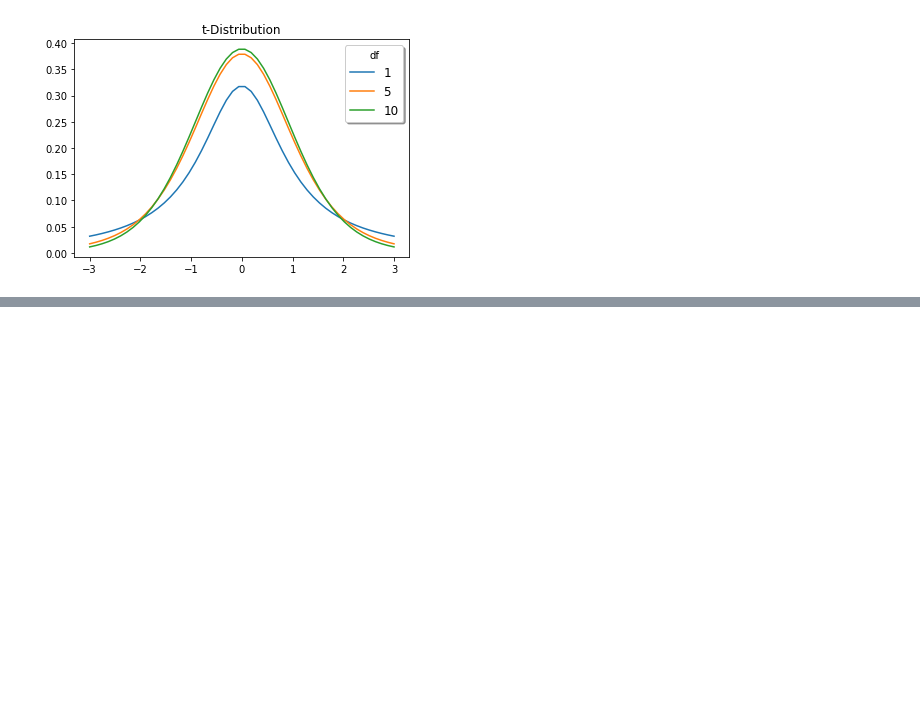
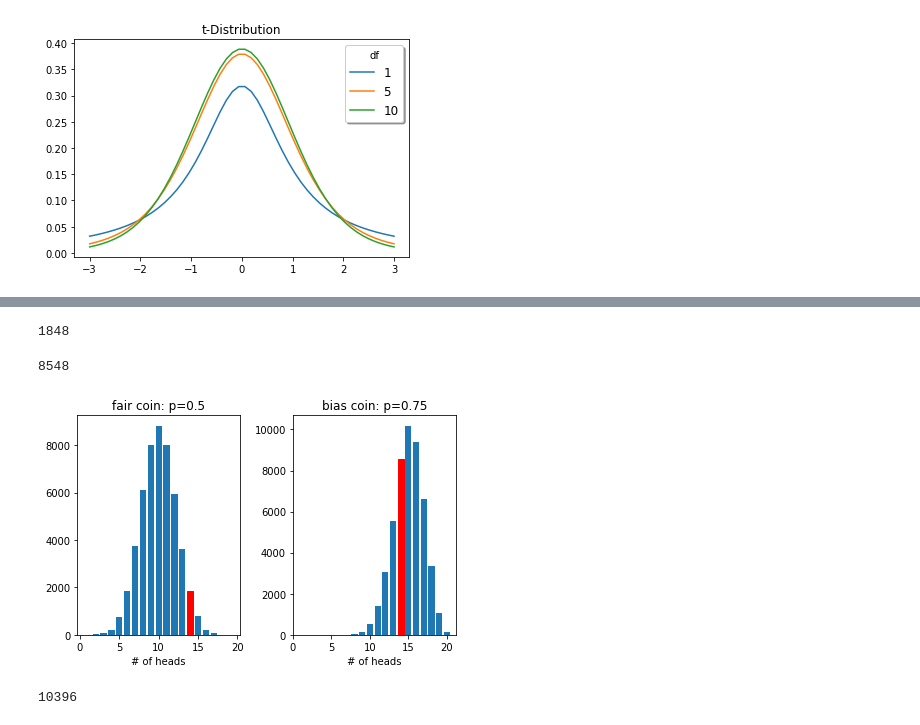
Before and after one commit to AilingLiu/Statistics, a Jupyter notebook: distributions.ipynb, the cells around one changed output, grey strips where cells are left out. Cells and saved outputs as stored; diff of their text form; code cells hidden in the pictures; blank space fills up the shorter version.

```diff
--- a/distributions.ipynb
+++ b/distributions.ipynb
@@ -369,0 +423,41 @@ from [cuemeth]((https://www.cuemath.com/geometric-distribution-formula/):
+# %%
+from scipy.stats import binom
+
+fair = binom.rvs(n=20, p=0.5, size=50000)
+sum(fair==14)
+# %% [output]
+1848
+# %%
+bias = binom.rvs(n=20, p=0.75, size=50000)
+sum(bias==14)
+# %% [output]
+8548
+# %%
+import numpy as np
+import matplotlib.pyplot as plt
+
+f_unique, f_counts = np.unique(fair, return_counts=True)
+b_unique, b_counts = np.unique(bias, return_counts=True)
+
+fig, axes = plt.subplots(1, 2)
+
+axes[0].bar(f_unique, f_counts, label='fair')
+axes[0].set_xticks(range(0, 21, 5))
+axes[0].set_xlabel('# of heads')
+axes[0].set_title('fair coin: p=0.5')
+axes[0].get_children()[np.where(f_unique==14)[0][0]].set_color('r')
+
+axes[1].bar(b_unique, b_counts, label='bias')
+axes[1].set_xticks(range(0, 21, 5))
+axes[1].set_xlabel('# of heads')
+axes[1].set_title('bias coin: p=0.75')
+axes[1].get_children()[np.where(b_unique==14)[0][0]].set_color('r')
+
+plt.tight_layout()
+plt.show()
+# %% [output]
+[figure, added]
+# %%
+sum(fair==14)+sum(bias==14)
+# %% [output]
+10396
```
Also changed, not shown: parts of 26 cells of this notebook.
